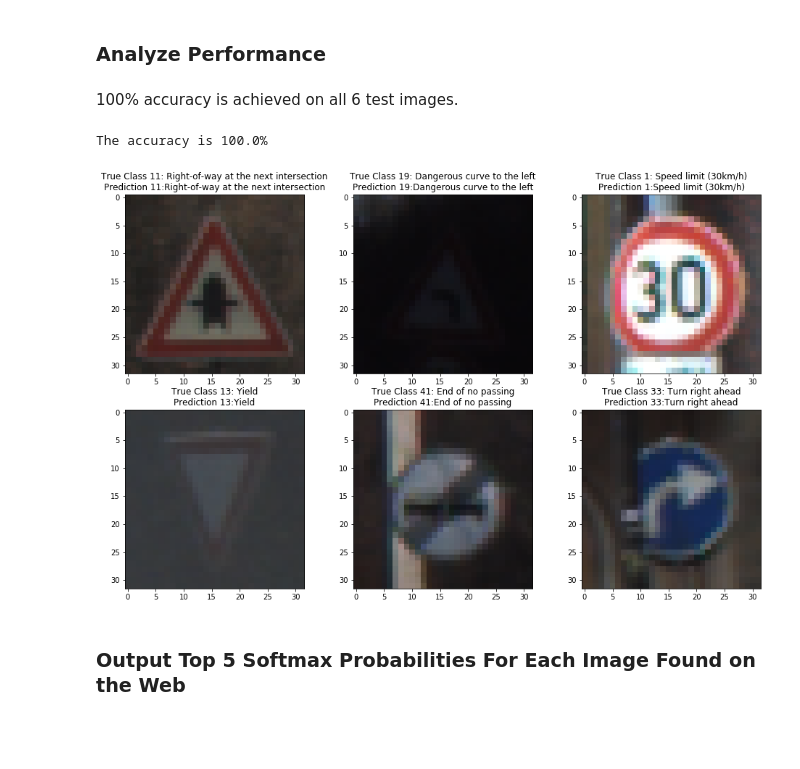
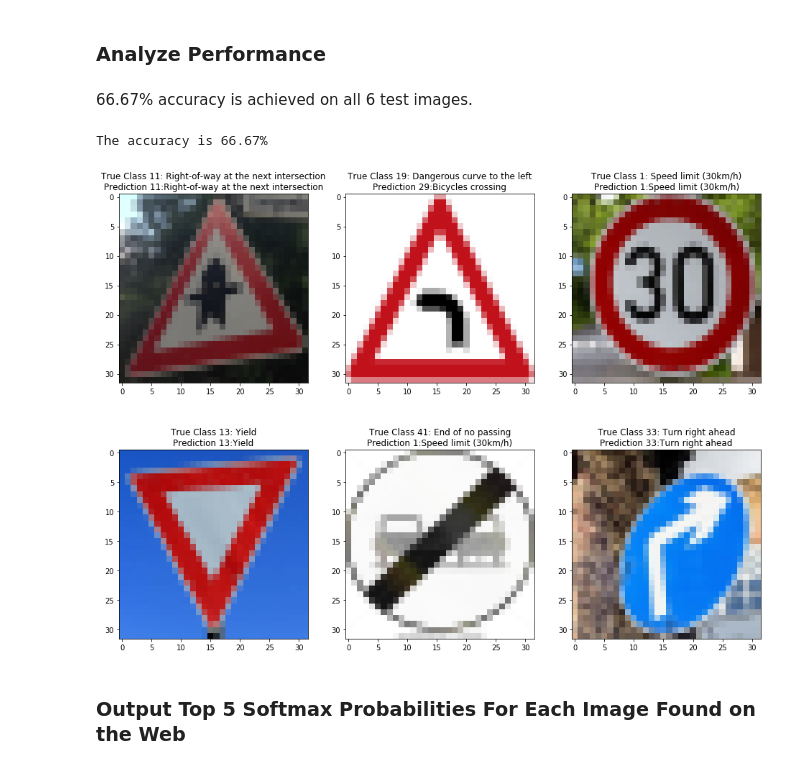
Before and after one commit to siyaoxu/Self-Driving-Cars, a Jupyter notebook: CarND-Traffic-Sign-Classifier-Project/Traffic_Sign_Classifier.ipynb, the cells around one changed output. Drawn from its saved outputs; the diff is of its cells as text; code cells hidden in the pictures; blank space fills up the shorter version.

```diff
--- a/CarND-Traffic-Sign-Classifier-Project/Traffic_Sign_Classifier.ipynb
+++ b/CarND-Traffic-Sign-Classifier-Project/Traffic_Sign_Classifier.ipynb
@@ -520,7 +523,6 @@ def evaluate(X_data, y_data):
 # %%
 tr_acc = []
 v_acc = []
-te_acc = []
 
 with tf.Session() as sess:
     sess.run(tf.global_variables_initializer())
@@ -541,11 +543,10 @@ with tf.Session() as sess:
 
         tr_acc.append(training_accuracy)
         v_acc.append(validation_accuracy)
-        te_acc.append(test_accuracy)
 
         print("EPOCH {} ...".format(i+1))
-        print("Training Accuracy = {:.3f}, Validation Accuracy = {:.3f}, Test Accuracy = {:.3f}"
-              .format(training_accuracy,validation_accuracy,test_accuracy))
+        print("Training Accuracy = {:.3f}, Validation Accuracy = {:.3f}"
+              .format(training_accuracy,validation_accuracy))
         print()
 #         # Save the model every 100 iterations
 #         if (i % 33 == 0) & (i > 0):
@@ -586,0 +589,7 @@ plt.savefig('./img_writeup/conv_training.png');
+# %%
+# check test accuracy
+with tf.Session() as sess:
+    saver = tf.train.import_meta_graph('./ConvNet2.meta')
+    saver.restore(sess,tf.train.latest_checkpoint('./'))
+    test_accuracy = evaluate(n_X_test, y_test)
+    print('The test accuracy is: {:05.2f}%'.format(test_accuracy*100))
@@ -607,7 +619,8 @@ def LoadTests():
     # load test images
     imgList = []
     for file in fList:
-        imgList.append(cv2.resize(plt.imread(file),(32,32)))
+        img_tmp = plt.imread(file)
+        imgList.append(cv2.resize(img_tmp,(32,32),interpolation=cv2.INTER_AREA))
     RGBImg = np.stack(imgList)
 
     # load sign names
@@ -636,40 +649,41 @@ Normalize test images, restore the saved model, and make prediction for classes
 n_t_imgs = NormImg(t_imgs)
 # %%
 # Restore the saved model and make prediction for classes of images
-# with tf.Session() as sess:
-sess = tf.Session()
-saver = tf.train.import_meta_graph('./ConvNet2.meta')
-saver.restore(sess,tf.train.latest_checkpoint('./'))
-print('Model restored')
+with tf.Session() as sess:
+    sess = tf.Session()
+    saver = tf.train.import_meta_graph('./ConvNet2.meta')
+    saver.restore(sess,tf.train.latest_checkpoint('./'))
+    print('Model restored')
 
-x = sess.graph.get_tensor_by_name('x:0')
-k_prob = sess.graph.get_tensor_by_name('k_prob:0')
-logits = sess.graph.get_tensor_by_name('logits:0')
-prediction = sess.run( tf.argmax(logits,1),feed_dict={ x:n_t_imgs, k_prob:1.0})
-# accuracy = sum(np.equal(prediction,trClass))/len(prediction)
-# print('The accuracy is {}'.format(accuracy))
+    x = sess.graph.get_tensor_by_name('x:0')
+    k_prob = sess.graph.get_tensor_by_name('k_prob:0')
+    logits = sess.graph.get_tensor_by_name('logits:0')
+    # prediction = sess.run( tf.argmax(logits,1),feed_dict={ x:n_t_imgs, k_prob:1.0})
+    prediction = sess.run( tf.argmax(tf.nn.softmax(logits),1),feed_dict={ x:n_t_imgs, k_prob:1.0})
+#     accuracy = sum(np.equal(prediction,trClass))/len(prediction)
+#     print('The accuracy is {}'.format(accuracy))
 # %% [output]
 INFO:tensorflow:Restoring parameters from ./ConvNet2
 Model restored
 # %% [markdown]
 ### Analyze Performance
 # %% [markdown]
-100% accuracy is achieved on all 6 test images.
+66.67% accuracy is achieved on all 6 test images.
 # %%
 # Evaluate accuracy of the prediction
 accuracy = sum(np.equal(prediction,trClass))/len(prediction)*100
-print('The accuracy is {}%'.format(accuracy))
+print('The accuracy is {:05.2f}%'.format(accuracy))
 # plot results vs true labels
-fig = plt.figure(figsize=(16,10));
+fig = plt.figure(figsize=(16,12));
 for i in list(range(len(t_imgs))):
     plt.subplot(2,3,i+1);
     plt.imshow(np.squeeze(t_imgs[i,:,:,:]));
     plt.title('True Class ' + str(trClass[i]) + ': ' + str(signName[np.int(trClass[i])]) + '\n'
               + 'Prediction ' + str(prediction[i]) + ':' + str(signName[np.int(prediction[i])]),fontsize = 12);
-    plt.savefig('./img_writeup/test-img-trClass-' + str(trClass[i]) + 'Prediction ' + str(prediction[i]) + '.png')
+#     plt.savefig('./img_writeup/test-img-trClass-' + str(trClass[i]) + 'Prediction ' + str(prediction[i]) + '.png')
 # %% [output]
-The accuracy is 100.0%
+The accuracy is 66.67%
-[figure, old version]
+[figure, new version]
 # %% [markdown]
 ### Output Top 5 Softmax Probabilities For Each Image Found on the Web
 # %% [markdown]
```
Also changed, not shown: parts of 26 cells of this notebook, 2 other files.
